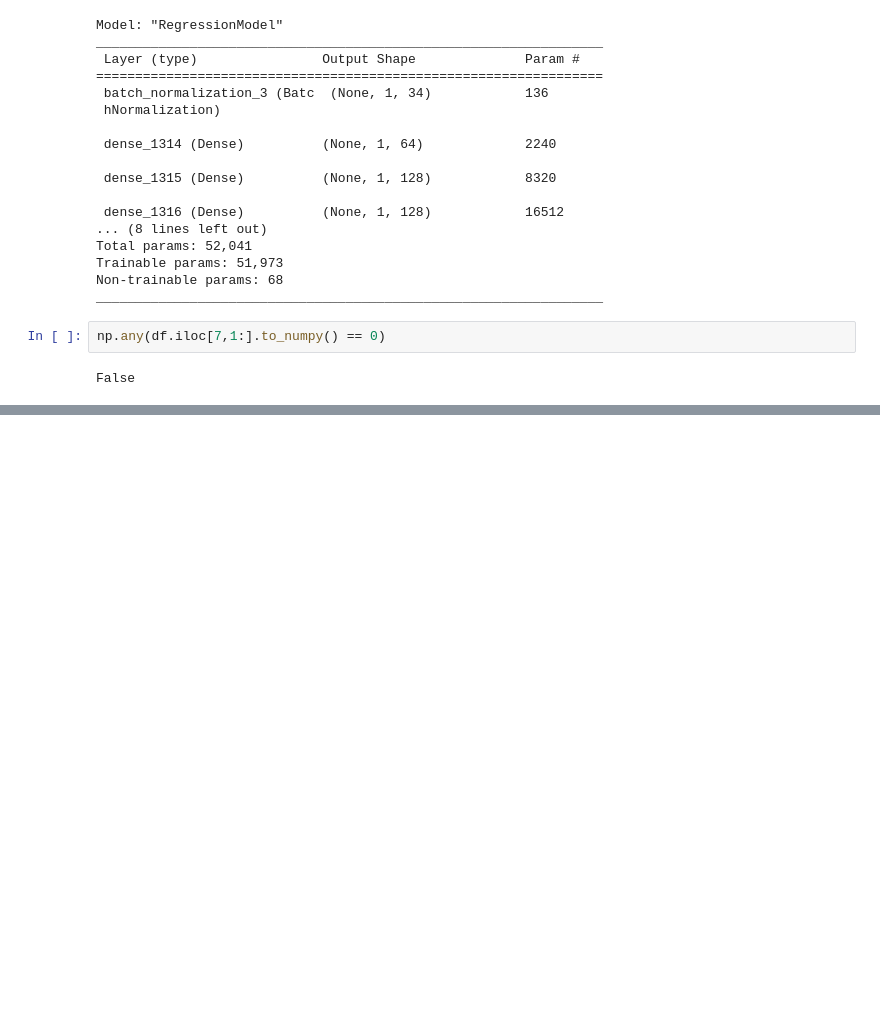
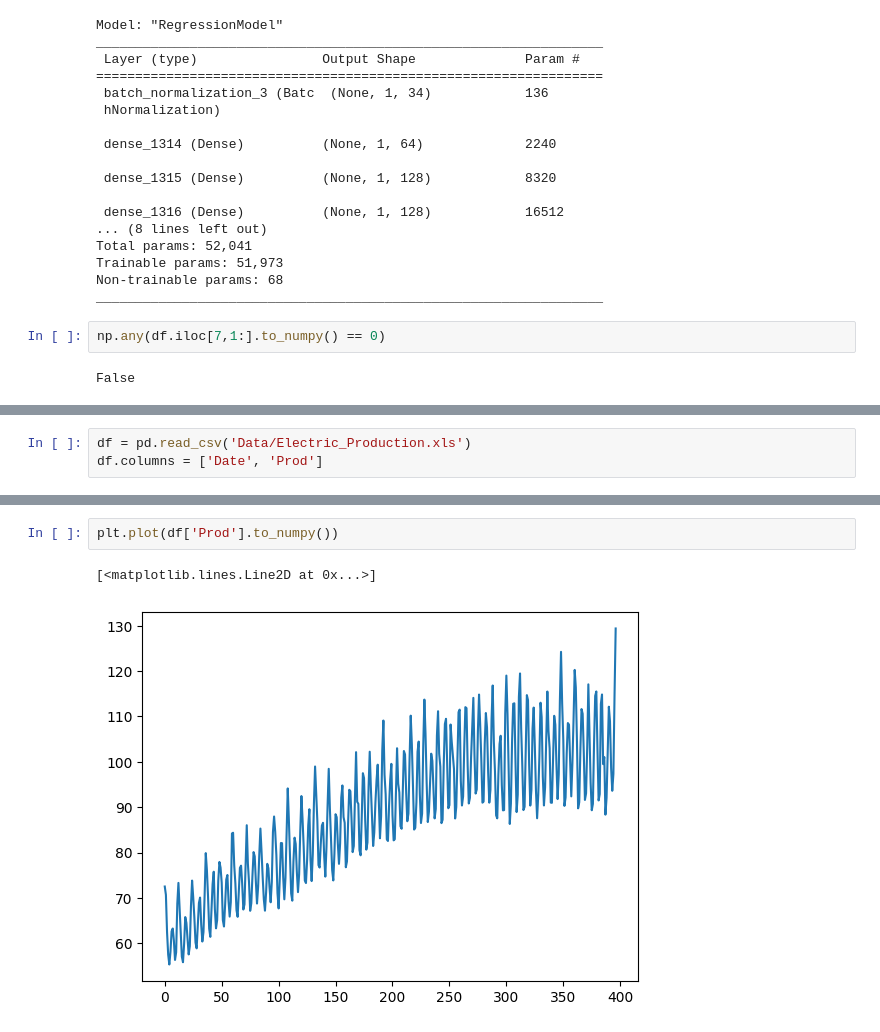
Before and after one commit to AR-PyT/UROP1100_TimeSeries, a Jupyter notebook: DataProcessing.ipynb, the cells around one changed output, grey strips where cells are left out. Cells and saved outputs as stored; diff of their text form; blank space fills up the shorter version.

```diff
--- a/DataProcessing.ipynb
+++ b/DataProcessing.ipynb
@@ -209,0 +220,3 @@ False
+# %%
+df = pd.read_csv('Data/Electric_Production.xls')
+df.columns = ['Date', 'Prod']
@@ -209,0 +239,5 @@ False
+# %%
+plt.plot(df['Prod'].to_numpy())
+# %% [output]
+[<matplotlib.lines.Line2D at 0x...>]
+[figure, added]
```
Also changed, not shown: parts of 12 cells of this notebook, 1 other file.
